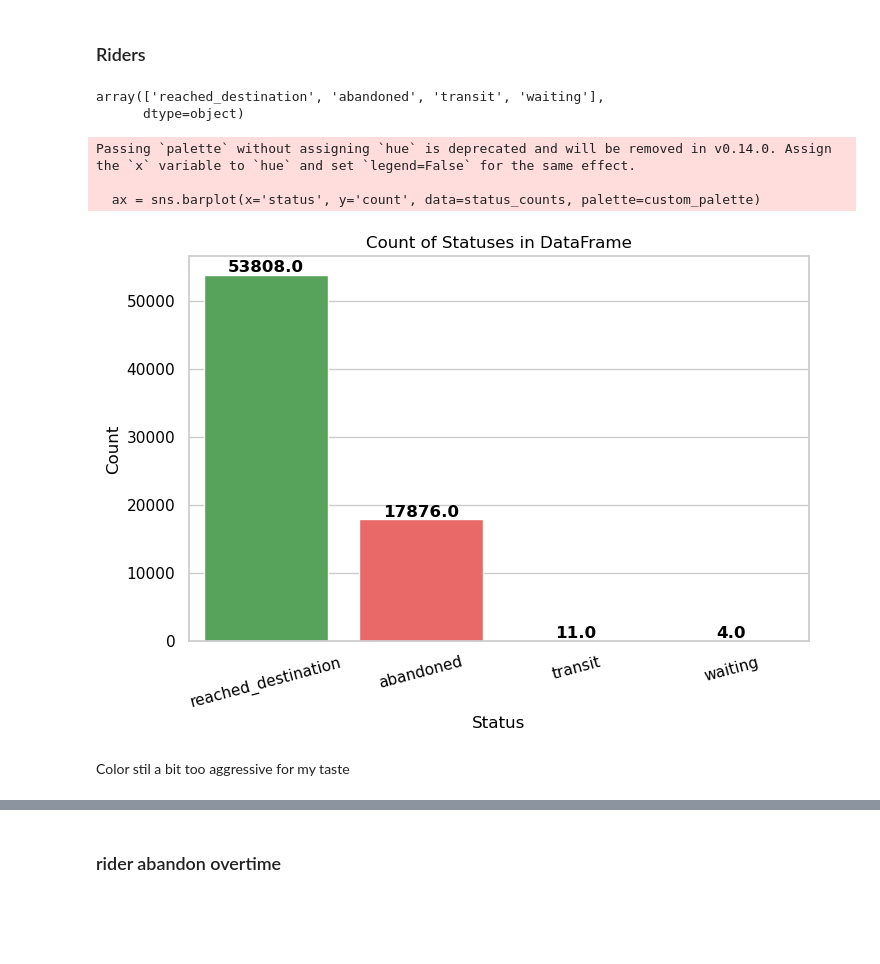
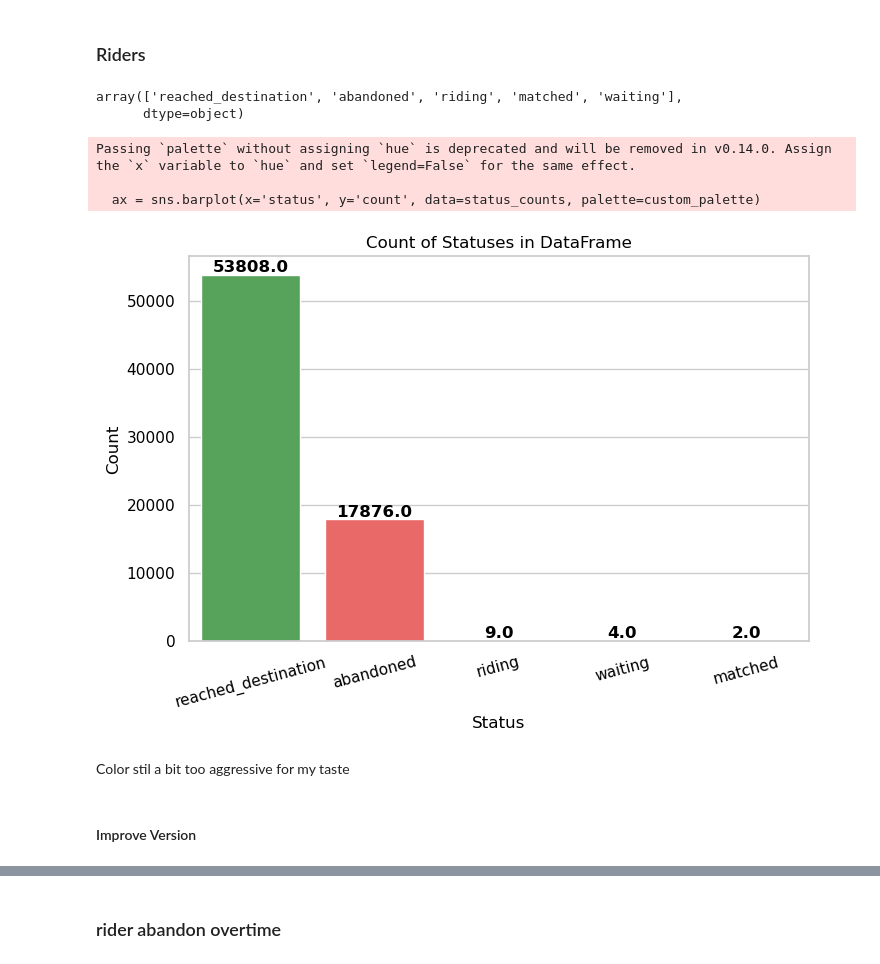
Before and after one commit to noPunintended/Squareshire_simulation, a Jupyter notebook: Codes/notebooks/eda.ipynb, the cells around one changed output, grey strips where cells are left out. Saved outputs shown, nothing was run; the diff lists cells and outputs as text; code cells hidden in the pictures; blank space fills up the shorter version.

```diff
--- a/Codes/notebooks/eda.ipynb
+++ b/Codes/notebooks/eda.ipynb
@@ -5,8 +5,11 @@ import pandas as pd
 import seaborn as sns
 import matplotlib.pyplot as plt
 # %%
-drivers_df = pd.read_pickle('../output/drivers.pkl')
-riders_df = pd.read_pickle('../output/riders.pkl')
+drivers_df = pd.read_pickle('../output/default_drivers.pkl')
+riders_df = pd.read_pickle('../output/default_riders.pkl')
+
+im_drivers_df = pd.read_pickle('../output/waiting_points_drivers.pkl')
+im_riders_df = pd.read_pickle('../output/waiting_points_riders.pkl')
 
 # drivers_df = pd.read_pickle('D:/University of Edinburgh/All coding stuff/Simulation/Git/Squareshire_simulation/Codes/output/drivers.pkl')
 # riders_df = pd.read_pickle('D:/University of Edinburgh/All coding stuff/Simulation/Git/Squareshire_simulation/Codes/output/riders.pkl')
@@ -253,7 +311,7 @@ filtered_drivers_df[(filtered_drivers_df['total_jobs_time'] - filtered_drivers_d
 # %%
 riders_df['status'].unique()
 # %% [output]
-array(['reached_destination', 'abandoned', 'transit', 'waiting'],
+array(['reached_destination', 'abandoned', 'riding', 'matched', 'waiting'],
       dtype=object)
 # %%
 # Count occurrences of each status
@@ -263,34 +321,37 @@ status_counts.columns = ['status', 'count']
 custom_palette = {
     'reached_destination': '#4CAF50',  # Vibrant Green
     'abandoned': '#FF5252',            # Bright Red
-    'transit': '#42A5F5',              # Vivid Blue
+    'riding': '#42A5F5',
+    'matched': '#42A5F5', # Vivid Blue
     'waiting': '#FFA726'               # Bright Orange
 }
 # Set seaborn style
 sns.set_theme(style="whitegrid")
 
 # Create the bar plot
 plt.figure(figsize=(8, 5))
 ax = sns.barplot(x='status', y='count', data=status_counts, palette=custom_palette)
 
 # Labels and title
 plt.xlabel("Status", color='black')
 plt.ylabel("Count", color='black')
 plt.title("Count of Statuses in DataFrame", color='black')
 plt.xticks(rotation=15, color='black')  # Slightly tilt labels for readability
 plt.yticks(color='black')
 
 # Show values on top of bars
 for p in ax.patches:
     ax.annotate(f'{p.get_height()}', (p.get_x() + p.get_width() / 2, p.get_height()),
                 ha='center', va='bottom', fontsize=12, fontweight='bold', color='black')
 
 # Show the plot
 plt.show()
 # %% [output]
 Passing `palette` without assigning `hue` is deprecated and will be removed in v0.14.0. Assign the `x` variable to `hue` and set `legend=False` for the same effect.
 
   ax = sns.barplot(x='status', y='count', data=status_counts, palette=custom_palette)
-[figure, old version]
+[figure, new version]
 # %% [markdown]
 Color stil a bit too aggressive for my taste
+# %% [markdown]
+#### Improve Version
```
Also changed, not shown: parts of 29 cells of this notebook, 6 other files.
